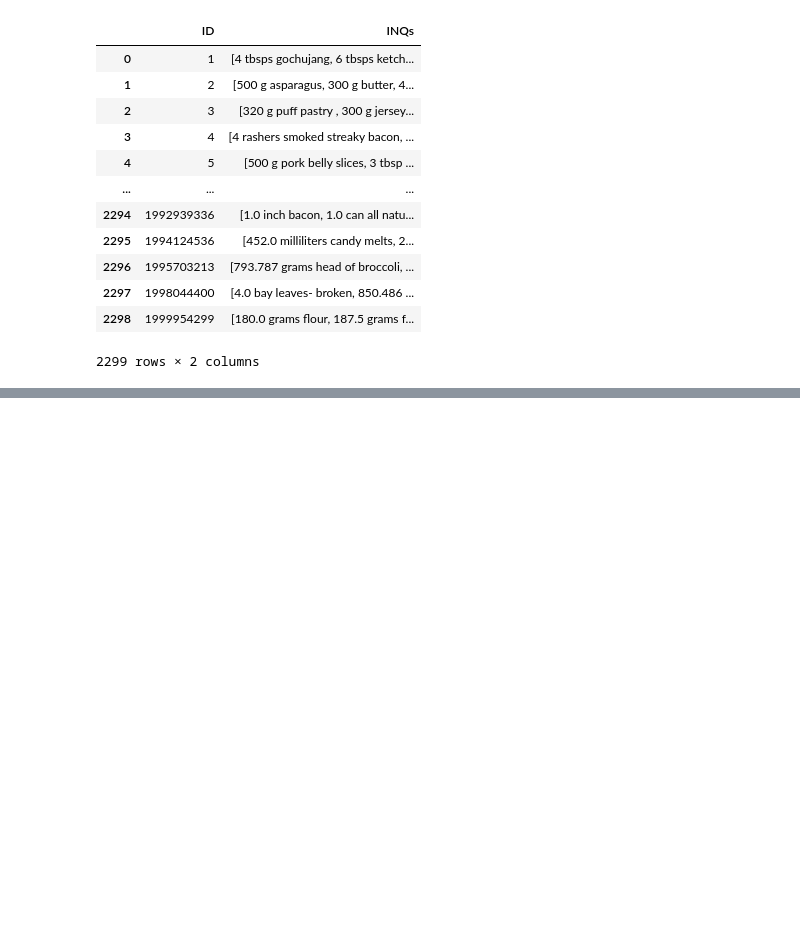
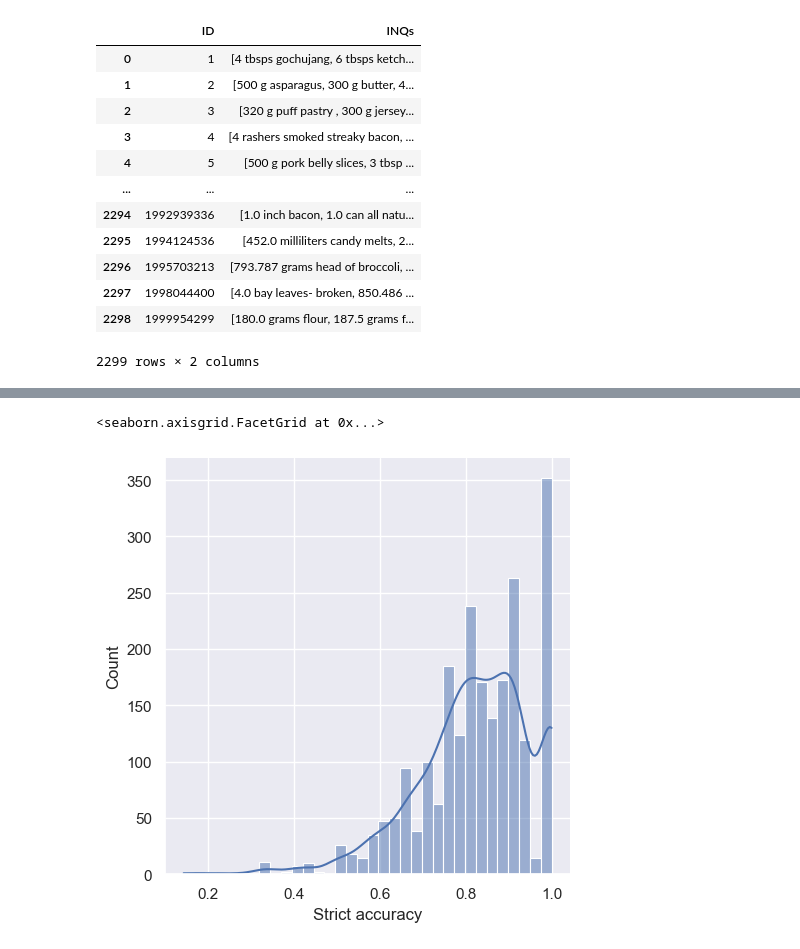
Before and after one commit to Copy-Kat/BPAI1, a Jupyter notebook: crf-experiment.ipynb, the cells around one changed output, grey strips where cells are left out. Saved outputs shown, nothing was run; the diff lists cells and outputs as text; code cells hidden in the pictures; blank space fills up the shorter version.

```diff
--- a/crf-experiment.ipynb
+++ b/crf-experiment.ipynb
@@ -883,0 +936,5 @@ Loose var:  0.020077353568431287
+# %%
+sns.displot(data=df_res, x="Strict accuracy", kde=True)
+# %% [output]
+<seaborn.axisgrid.FacetGrid at 0x...>
+[figure, added]
```
Also changed, not shown: parts of 5 cells of this notebook, 3 other files.
